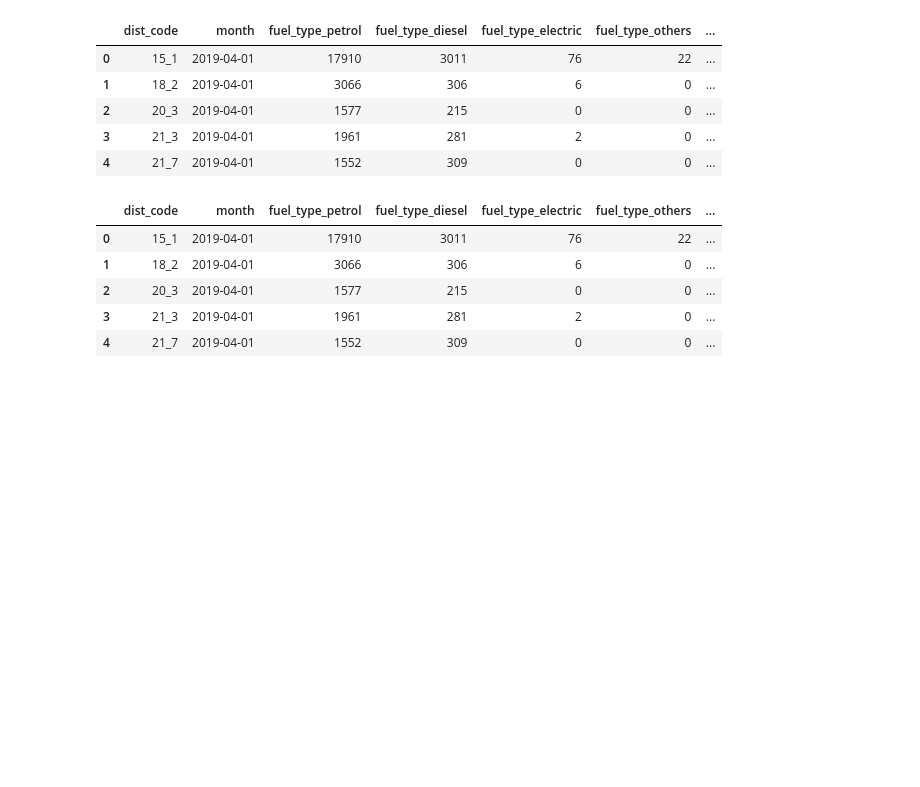
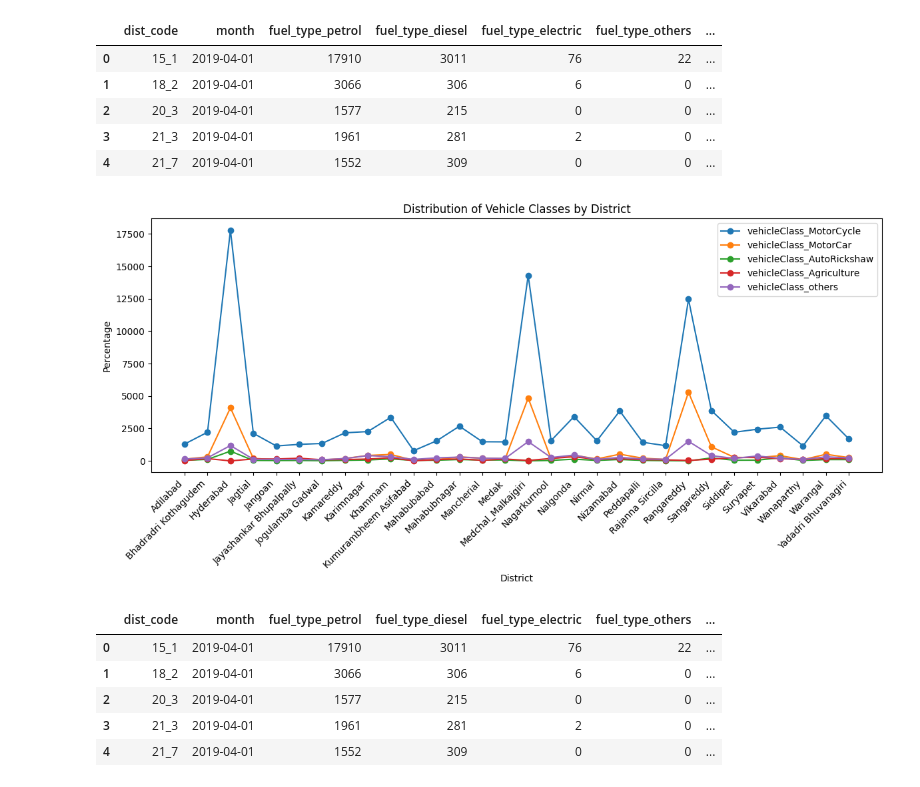
Before and after one commit to dipayanDNP/telangana-project, a Jupyter notebook: c7.ipynb, the cells around one changed output. Drawn from its saved outputs; the diff is of its cells as text; code cells hidden in the pictures; blank space fills up the shorter version.

```diff
--- a/c7.ipynb
+++ b/c7.ipynb
@@ -381,6 +381,30 @@ merged_transport_df.head()
 | 2 | 20_3 | 2019-04-01 | 1577 | 215 | 0 | 0 | ... |
 | 3 | 21_3 | 2019-04-01 | 1961 | 281 | 2 | 0 | ... |
 | 4 | 21_7 | 2019-04-01 | 1552 | 309 | 0 | 0 | ... |
+# %%
+colors = ['#1f77b4', '#ff7f0e', '#2ca02c', '#d62728', '#9467bd']
+vehicle_classes = ['vehicleClass_MotorCycle', 'vehicleClass_MotorCar', 'vehicleClass_AutoRickshaw', 'vehicleClass_Agriculture', 'vehicleClass_others']
+
+grouped_data = merged_transport_df.groupby('district')[vehicle_classes].mean()
+
+# Create a figure for line plots
+plt.figure(figsize=(12, 6))
+plt.title('Distribution of Vehicle Classes by District')
+
+# Plot a line for each vehicle class with different colors
+for vehicle_class, color in zip(grouped_data.columns, colors):
+    plt.plot(grouped_data.index, grouped_data[vehicle_class], marker='o', color=color, label=vehicle_class)
+
+plt.xlabel('District')
+plt.ylabel('Percentage')
+plt.xticks(rotation=45, ha='right')
+plt.legend()
+plt.tight_layout()
+
+# Show the line plot
+plt.show()
+# %% [output]
+[figure, added]
 # %%
 merged_transport_df['TotalVehicles'] = merged_transport_df[['vehicleClass_MotorCycle', 'vehicleClass_MotorCar', 'vehicleClass_AutoRickshaw', 'vehicleClass_Agriculture', 'vehicleClass_others']].sum(axis=1)
 vehicle_classes = ['vehicleClass_MotorCycle', 'vehicleClass_MotorCar', 'vehicleClass_AutoRickshaw', 'vehicleClass_Agriculture', 'vehicleClass_others']
```
